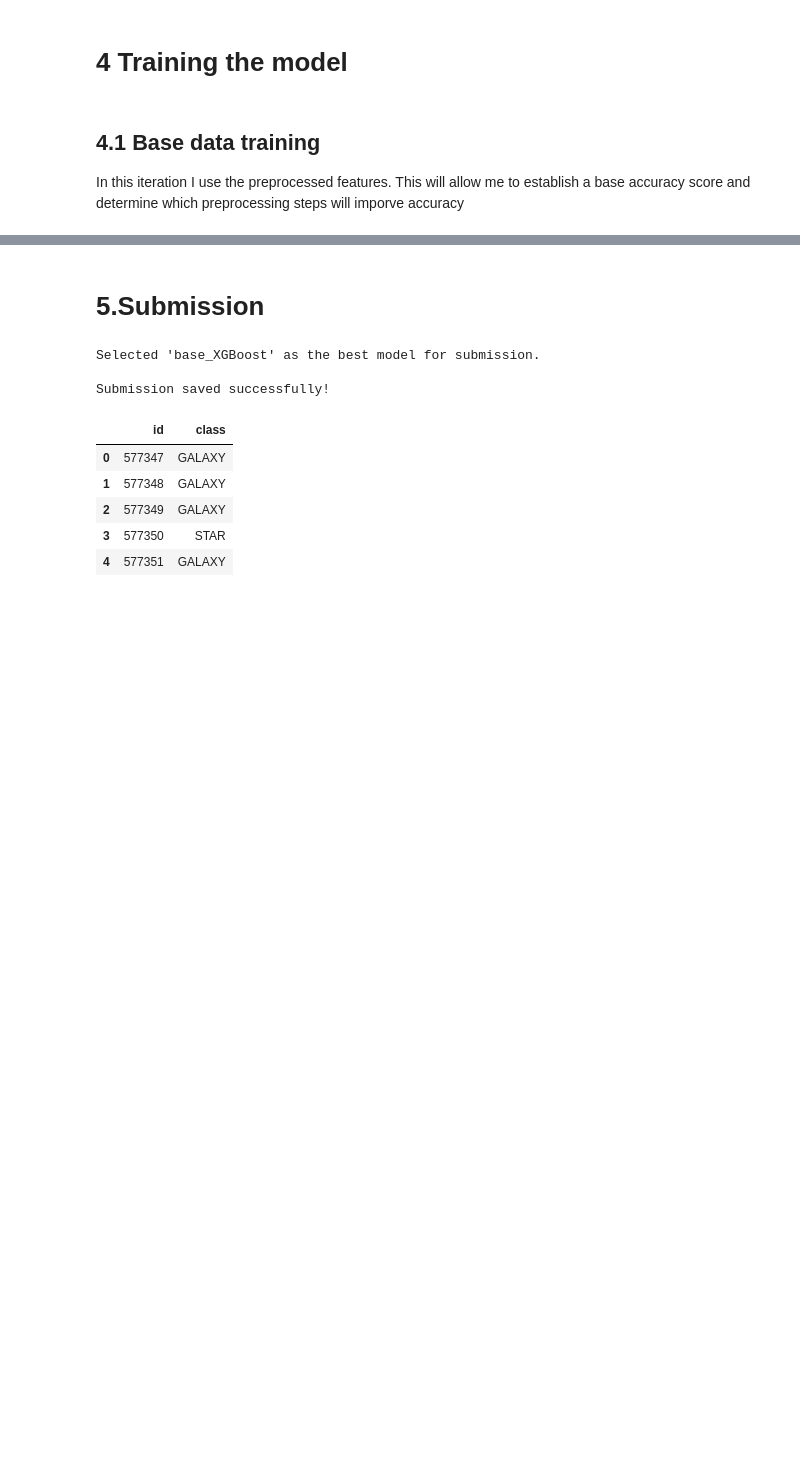
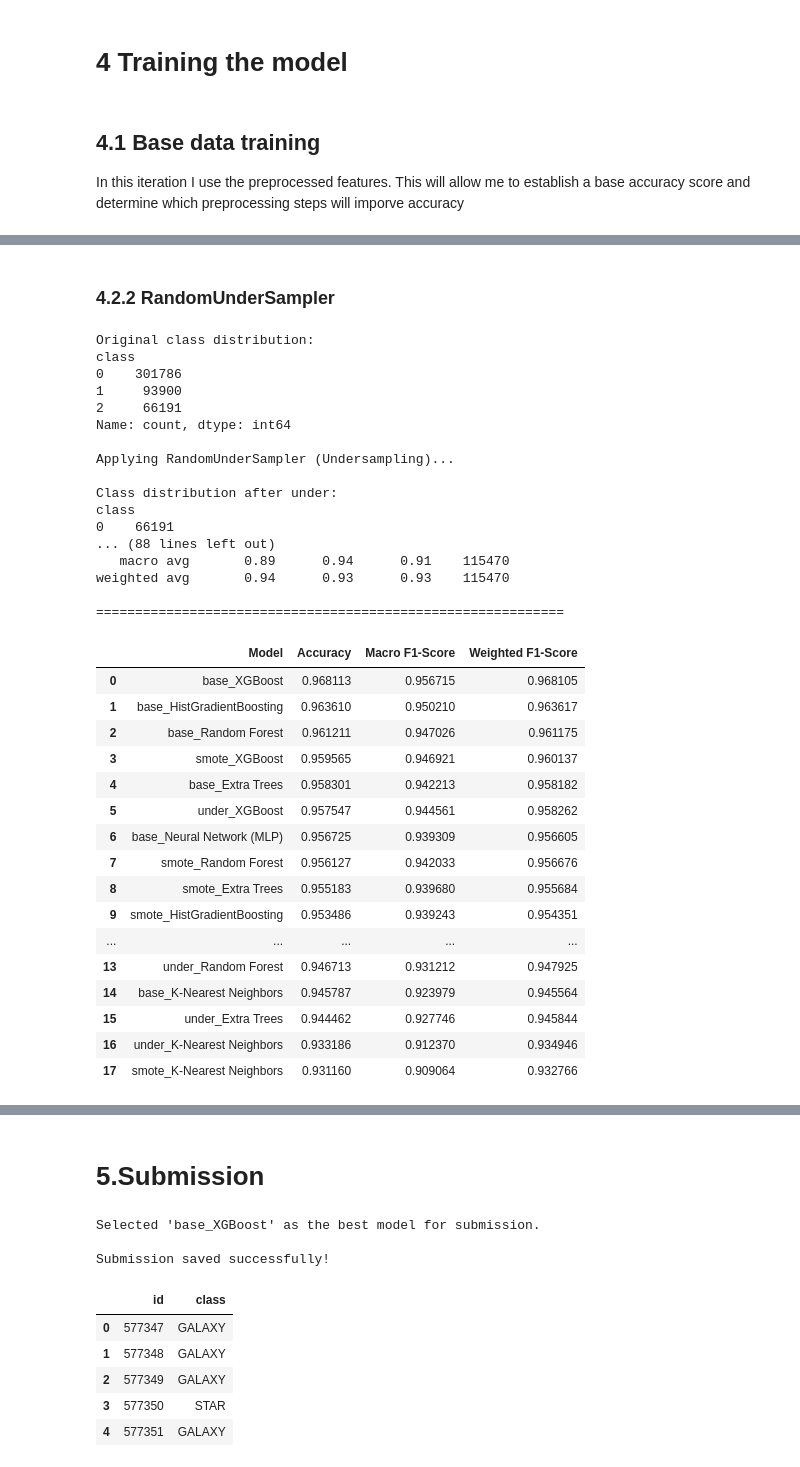
Before and after one commit to David-Langat/Kaggle, a Jupyter notebook: playground_series/predicting_stellar_class/predicting_stellar_class.ipynb, the cells around one changed output, grey strips where cells are left out. Saved outputs shown, nothing was run; the diff lists cells and outputs as text; code cells hidden in the pictures; blank space fills up the shorter version.

```diff
--- a/playground_series/predicting_stellar_class/predicting_stellar_class.ipynb
+++ b/playground_series/predicting_stellar_class/predicting_stellar_class.ipynb
@@ -551,0 +571,55 @@ weighted avg       0.94      0.93      0.93    115470
+# %% [markdown]
+### 4.2.2 RandomUnderSampler
+# %%
+# Apply RandomUnderSampler to balance the training data
+X_train_under, y_train_under = balance_classes(X_train, y_train, method='under')
+
+# Re-evaluate the models using the undersampled training data
+comparison_df_under, trained_models_under = train_and_evaluate_models(
+    models_to_train, X_train_under, X_test, y_train_under, y_test, prefix="under_"
+)
+
+# Combine all trained models
+all_trained_models.update(trained_models_under)
+
+# Combine all comparison dataframes
+all_comparisons_df = pd.concat([all_comparisons_df, comparison_df_under], ignore_index=True)
+all_comparisons_df = all_comparisons_df.sort_values(by='Accuracy', ascending=False).reset_index(drop=True)
+
+# Display the final comparison table including undersampling
+all_comparisons_df
+# %% [output]
+Original class distribution:
+class
+0    301786
+1     93900
+2     66191
+Name: count, dtype: int64
+
+Applying RandomUnderSampler (Undersampling)...
+
+Class distribution after under:
+class
+0    66191
+... (88 lines left out)
+   macro avg       0.89      0.94      0.91    115470
+weighted avg       0.94      0.93      0.93    115470
+
+============================================================
+|  | Model | Accuracy | Macro F1-Score | Weighted F1-Score |
+| 0 | base_XGBoost | 0.968113 | 0.956715 | 0.968105 |
+| 1 | base_HistGradientBoosting | 0.963610 | 0.950210 | 0.963617 |
+| 2 | base_Random Forest | 0.961211 | 0.947026 | 0.961175 |
+| 3 | smote_XGBoost | 0.959565 | 0.946921 | 0.960137 |
+| 4 | base_Extra Trees | 0.958301 | 0.942213 | 0.958182 |
+| 5 | under_XGBoost | 0.957547 | 0.944561 | 0.958262 |
+| 6 | base_Neural Network (MLP) | 0.956725 | 0.939309 | 0.956605 |
+| 7 | smote_Random Forest | 0.956127 | 0.942033 | 0.956676 |
+| 8 | smote_Extra Trees | 0.955183 | 0.939680 | 0.955684 |
+| 9 | smote_HistGradientBoosting | 0.953486 | 0.939243 | 0.954351 |
+| ... | ... | ... | ... | ... |
+| 13 | under_Random Forest | 0.946713 | 0.931212 | 0.947925 |
+| 14 | base_K-Nearest Neighbors | 0.945787 | 0.923979 | 0.945564 |
+| 15 | under_Extra Trees | 0.944462 | 0.927746 | 0.945844 |
+| 16 | under_K-Nearest Neighbors | 0.933186 | 0.912370 | 0.934946 |
+| 17 | smote_K-Nearest Neighbors | 0.931160 | 0.909064 | 0.932766 |
```
Also changed, not shown: parts of 13 cells of this notebook.
